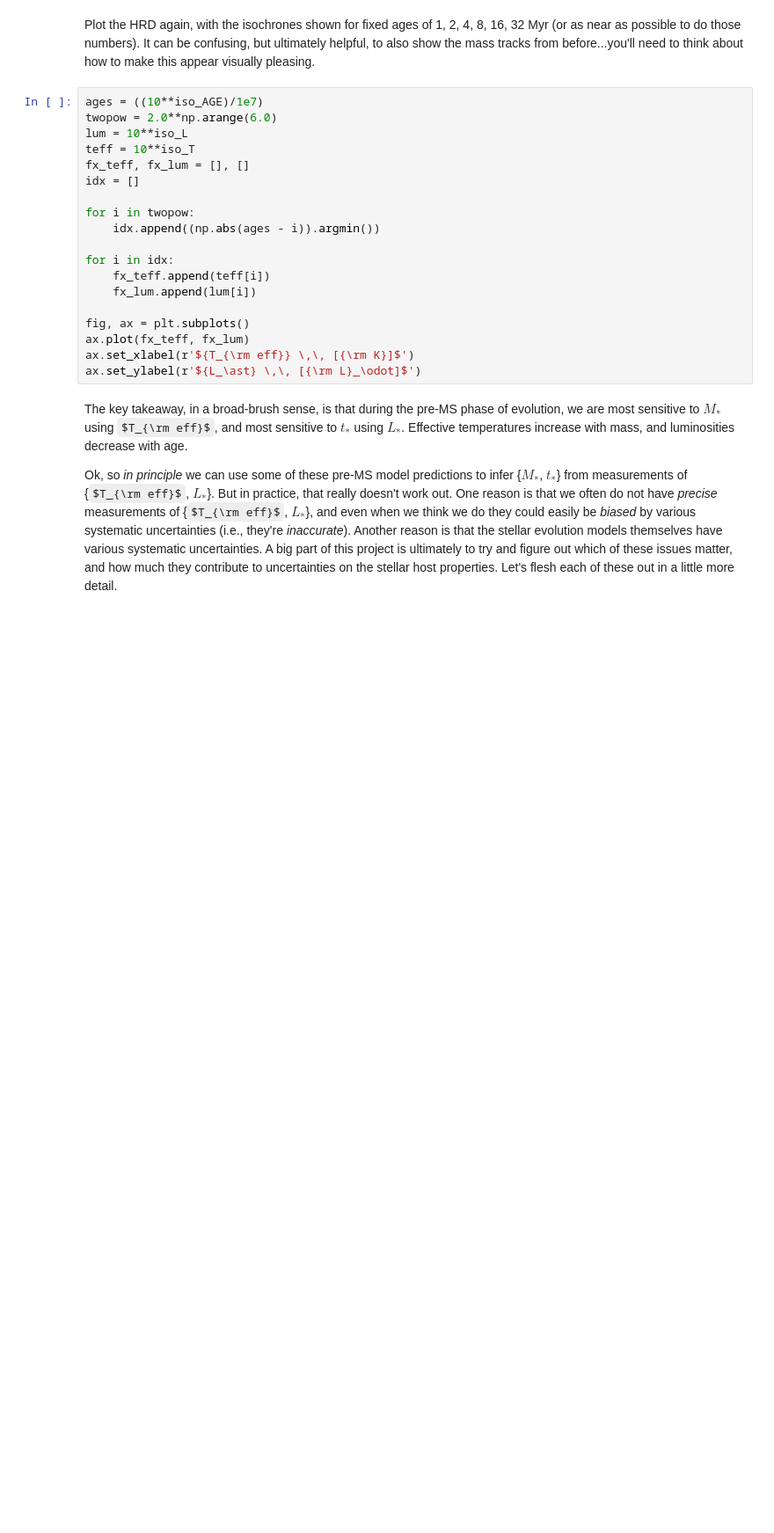
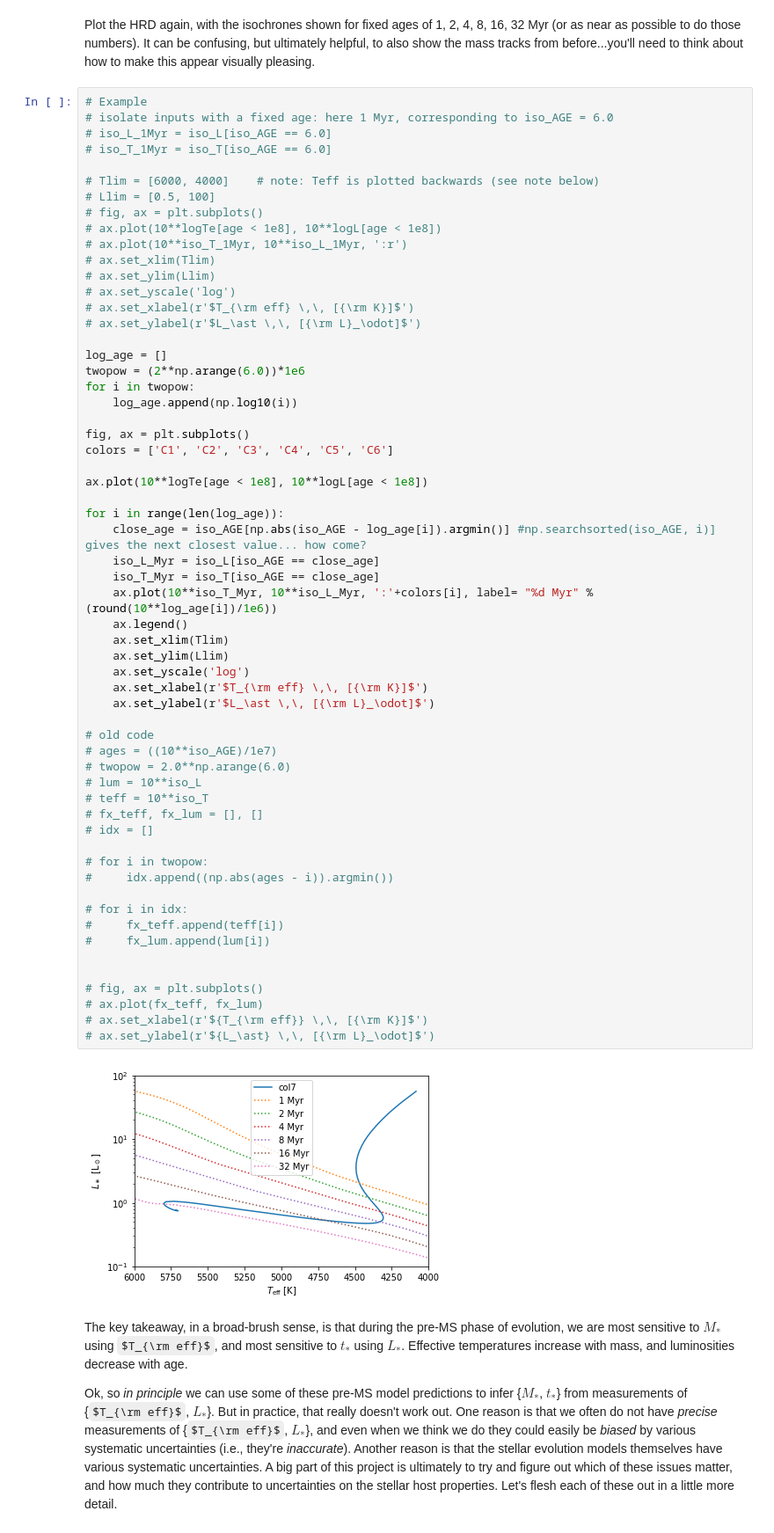
Before and after one commit to seanandrews/dyn-masses, a Jupyter notebook: notebooks/Justin's Notes/The HR Diagram.ipynb, the cells around one changed output. Shown at 88% size. Saved outputs shown, nothing was run; the diff lists cells and outputs as text; some formulas as TeX source; blank space fills up the shorter version.

Commit message:
isochrone example done

```diff
--- a/notebooks/Justin's Notes/The HR Diagram.ipynb
+++ b/notebooks/Justin's Notes/The HR Diagram.ipynb
@@ -163,25 +168,67 @@ for i in range(len(np.unique(iso_AGE))): print(np.unique(iso_AGE)[i])
 10.3
 # %% [markdown]
 Plot the HRD again, with the isochrones shown for fixed ages of 1, 2, 4, 8, 16, 32 Myr (or as near as possible to do those numbers).  It can be confusing, but ultimately helpful, to also show the mass tracks from before...you'll need to think about how to make this appear visually pleasing.
-# %%
-ages = ((10**iso_AGE)/1e7)
-twopow = 2.0**np.arange(6.0)
-lum = 10**iso_L
-teff = 10**iso_T
-fx_teff, fx_lum = [], []
-idx = []
-
-for i in twopow:
-    idx.append((np.abs(ages - i)).argmin())
-
-for i in idx:
-    fx_teff.append(teff[i])
-    fx_lum.append(lum[i])
-
-fig, ax = plt.subplots()
-ax.plot(fx_teff, fx_lum)
-ax.set_xlabel(r'${T_{\rm eff}} \,\, [{\rm K}]$')
-ax.set_ylabel(r'${L_\ast} \,\, [{\rm L}_\odot]$')
+# %%
+# Example
+# isolate inputs with a fixed age: here 1 Myr, corresponding to iso_AGE = 6.0
+# iso_L_1Myr = iso_L[iso_AGE == 6.0]
+# iso_T_1Myr = iso_T[iso_AGE == 6.0]
+
+# Tlim = [6000, 4000]    # note: Teff is plotted backwards (see note below)
+# Llim = [0.5, 100]
+# fig, ax = plt.subplots()
+# ax.plot(10**logTe[age < 1e8], 10**logL[age < 1e8])
+# ax.plot(10**iso_T_1Myr, 10**iso_L_1Myr, ':r')
+# ax.set_xlim(Tlim)
+# ax.set_ylim(Llim)
+# ax.set_yscale('log')
+# ax.set_xlabel(r'$T_{\rm eff} \,\, [{\rm K}]$')
+# ax.set_ylabel(r'$L_\ast \,\, [{\rm L}_\odot]$')
+
+log_age = []
+twopow = (2**np.arange(6.0))*1e6
+for i in twopow:
+    log_age.append(np.log10(i))
+
+fig, ax = plt.subplots()
+colors = ['C1', 'C2', 'C3', 'C4', 'C5', 'C6']
+
+ax.plot(10**logTe[age < 1e8], 10**logL[age < 1e8])
+
+for i in range(len(log_age)):
+    close_age = iso_AGE[np.abs(iso_AGE - log_age[i]).argmin()] #np.searchsorted(iso_AGE, i)] gives the next closest value... how come?
+    iso_L_Myr = iso_L[iso_AGE == close_age]
+    iso_T_Myr = iso_T[iso_AGE == close_age]
+    ax.plot(10**iso_T_Myr, 10**iso_L_Myr, ':'+colors[i], label= "%d Myr" % (round(10**log_age[i])/1e6))
+    ax.legend()
+    ax.set_xlim(Tlim)
+    ax.set_ylim(Llim)
+    ax.set_yscale('log')
+    ax.set_xlabel(r'$T_{\rm eff} \,\, [{\rm K}]$')
+    ax.set_ylabel(r'$L_\ast \,\, [{\rm L}_\odot]$')
+
+# old code
+# ages = ((10**iso_AGE)/1e7)
+# twopow = 2.0**np.arange(6.0)
+# lum = 10**iso_L
+# teff = 10**iso_T
+# fx_teff, fx_lum = [], []
+# idx = []
+
+# for i in twopow:
+#     idx.append((np.abs(ages - i)).argmin())
+
+# for i in idx:
+#     fx_teff.append(teff[i])
+#     fx_lum.append(lum[i])
+
+
+# fig, ax = plt.subplots()
+# ax.plot(fx_teff, fx_lum)
+# ax.set_xlabel(r'${T_{\rm eff}} \,\, [{\rm K}]$')
+# ax.set_ylabel(r'${L_\ast} \,\, [{\rm L}_\odot]$')
+# %% [output]
+[figure, added]
 # %% [markdown]
 The key takeaway, in a broad-brush sense, is that during the pre-MS phase of evolution, we are most sensitive to $M_\ast$ using $T_{\rm eff}$, and most sensitive to $t_\ast$ using $L_\ast$.  Effective temperatures increase with mass, and luminosities decrease with age.
 
```
Also changed, not shown: parts of 8 cells of this notebook, 1 other file.
